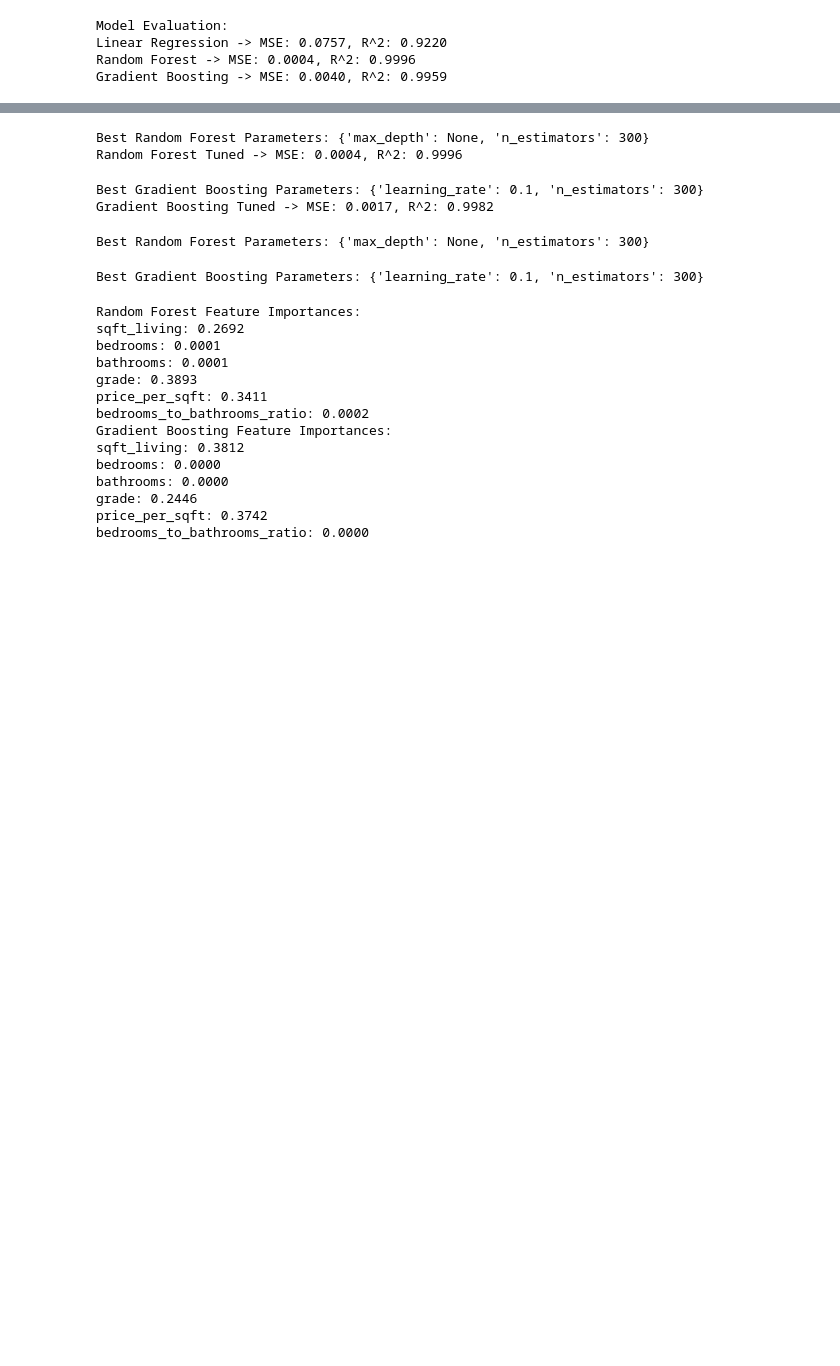
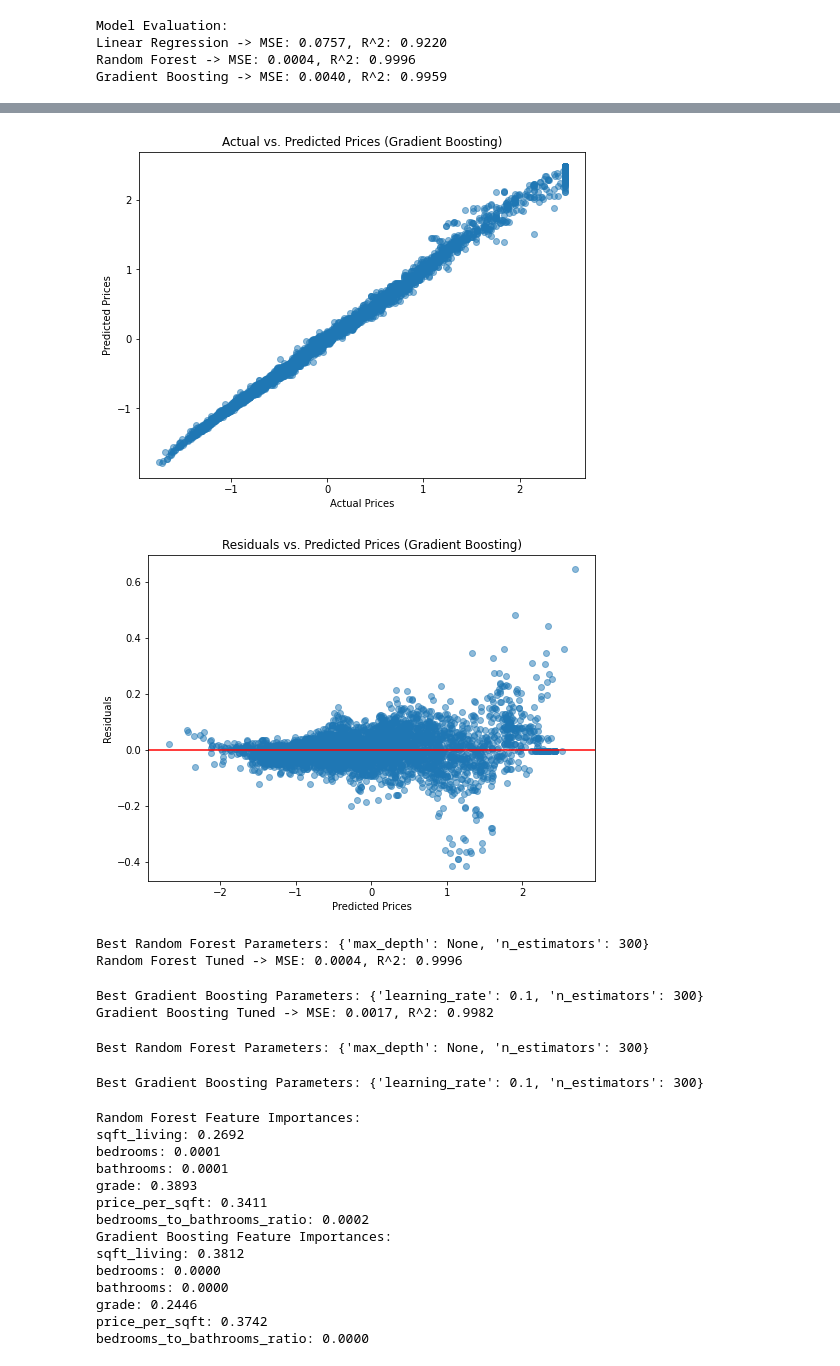
Before and after one commit to rlchavez0215/ADS_500B_Final, a Jupyter notebook: ADS-500B Final Project.ipynb, the cells around one changed output, grey strips where cells are left out. Drawn from its saved outputs; the diff is of its cells as text; code cells hidden in the pictures; blank space fills up the shorter version.

```diff
--- a/ADS-500B Final Project.ipynb
+++ b/ADS-500B Final Project.ipynb
@@ -507 +517,24 @@ Gradient Boosting -> MSE: 0.0040, R^2: 0.9959
+# %%
+# Gradient Boosting
+# Scatterplot of Actual vs. Predicted
+plt.figure(figsize=(8, 6))
+plt.scatter(y_test, gb_pred, alpha=0.5)
+plt.xlabel("Actual Prices")
+plt.ylabel("Predicted Prices")
+plt.title("Actual vs. Predicted Prices (Gradient Boosting)")
+plt.show()
+
+residuals_gb = y_test - gb_pred
+
+# Scatterplot of Rediduals vs predicted
+plt.figure(figsize=(8, 6))
+plt.scatter(y_pred, residuals_gb, alpha=0.5)
+plt.axhline(y=0, color="red")
+plt.title("Residuals vs. Predicted Prices (Gradient Boosting)")
+plt.xlabel("Predicted Prices")
+plt.ylabel("Residuals")
+plt.show()
+# %% [output]
+[figure, added]
+[figure, added]
 # %%
```
Also changed, not shown: parts of 19 cells of this notebook.
